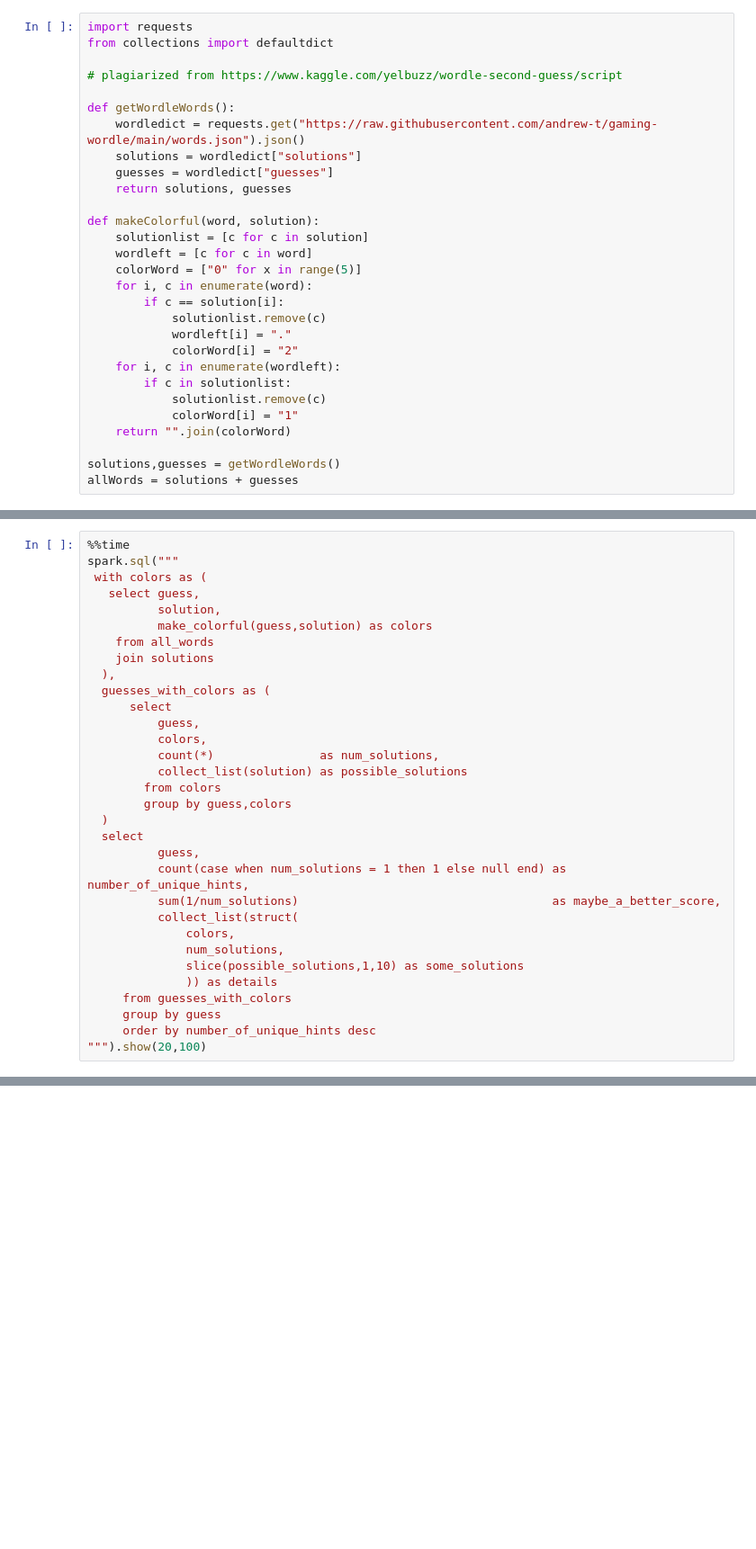
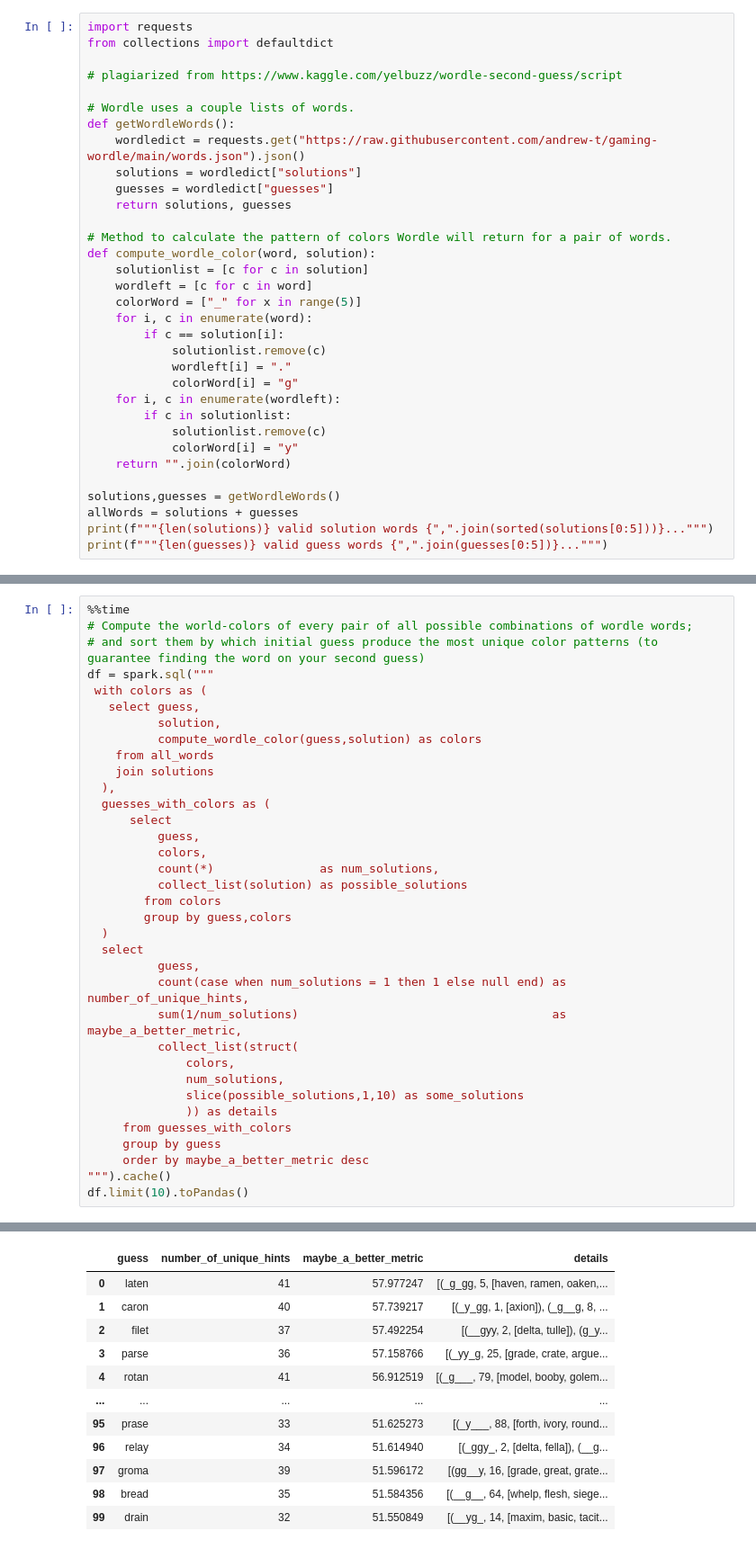
Before and after one commit to ramayer/google-colab-examples, a Jupyter notebook: Spark_Wordle.ipynb, the cells around one changed output, grey strips where cells are left out. Shown at 90% size. Drawn from its saved outputs; the diff is of its cells as text; blank space fills up the shorter version.

```diff
--- a/Spark_Wordle.ipynb
+++ b/Spark_Wordle.ipynb
@@ -20,26 +14,30 @@ from collections import defaultdict
 
 # plagiarized from https://www.kaggle.com/yelbuzz/wordle-second-guess/script
 
+# Wordle uses a couple lists of words.
 def getWordleWords():
     wordledict = requests.get("https://raw.githubusercontent.com/andrew-t/gaming-wordle/main/words.json").json()
     solutions = wordledict["solutions"]
     guesses = wordledict["guesses"]
     return solutions, guesses
 
-def makeColorful(word, solution):
+# Method to calculate the pattern of colors Wordle will return for a pair of words.
+def compute_wordle_color(word, solution):
     solutionlist = [c for c in solution]
     wordleft = [c for c in word]
-    colorWord = ["0" for x in range(5)]
+    colorWord = ["_" for x in range(5)]
     for i, c in enumerate(word):
         if c == solution[i]:
             solutionlist.remove(c)
             wordleft[i] = "."
-            colorWord[i] = "2"
+            colorWord[i] = "g"
     for i, c in enumerate(wordleft):
         if c in solutionlist:
             solutionlist.remove(c)
-            colorWord[i] = "1"
+            colorWord[i] = "y"
     return "".join(colorWord)
 
 solutions,guesses = getWordleWords()
 allWords = solutions + guesses
+print(f"""{len(solutions)} valid solution words {",".join(sorted(solutions[0:5]))}...""")
+print(f"""{len(guesses)} valid guess words {",".join(guesses[0:5])}...""")
@@ -79,10 +79,12 @@ spark.udf.register("make_colorful",make_colorful_udf)
 # %%
 %%time
-spark.sql("""
+# Compute the world-colors of every pair of all possible combinations of wordle words;
+# and sort them by which initial guess produce the most unique color patterns (to guarantee finding the word on your second guess)
+df = spark.sql("""
  with colors as (
    select guess,
           solution,
-          make_colorful(guess,solution) as colors
+          compute_wordle_color(guess,solution) as colors
     from all_words
     join solutions
   ),
@@ -98,7 +100,7 @@ spark.sql("""
   select
           guess,
           count(case when num_solutions = 1 then 1 else null end) as number_of_unique_hints,
-          sum(1/num_solutions)                                    as maybe_a_better_score,
+          sum(1/num_solutions)                                    as maybe_a_better_metric,
           collect_list(struct(
               colors,
               num_solutions,
@@ -106,6 +108,7 @@ spark.sql("""
               )) as details
      from guesses_with_colors
      group by guess
-     order by number_of_unique_hints desc
-""").show(20,100)
+     order by maybe_a_better_metric desc
+""").cache()
+df.limit(10).toPandas()
 # %% [output]
@@ -128,0 +117,12 @@ Wall time: 3min 24s
+|  | guess | number_of_unique_hints | maybe_a_better_metric | details |
+| 0 | laten | 41 | 57.977247 | [(_g_gg, 5, [haven, ramen, oaken,... |
+| 1 | caron | 40 | 57.739217 | [(_y_gg, 1, [axion]), (_g__g, 8, ... |
+| 2 | filet | 37 | 57.492254 | [(__gyy, 2, [delta, tulle]), (g_y... |
+| 3 | parse | 36 | 57.158766 | [(_yy_g, 25, [grade, crate, argue... |
+| 4 | rotan | 41 | 56.912519 | [(_g___, 79, [model, booby, golem... |
+| ... | ... | ... | ... | ... |
+| 95 | prase | 33 | 51.625273 | [(_y___, 88, [forth, ivory, round... |
+| 96 | relay | 34 | 51.614940 | [(_ggy_, 2, [delta, fella]), (__g... |
+| 97 | groma | 39 | 51.596172 | [(gg__y, 16, [grade, great, grate... |
+| 98 | bread | 35 | 51.584356 | [(__g__, 64, [whelp, flesh, siege... |
+| 99 | drain | 32 | 51.550849 | [(__yg_, 14, [maxim, basic, tacit... |
```
Also changed, not shown: parts of 11 cells of this notebook.
